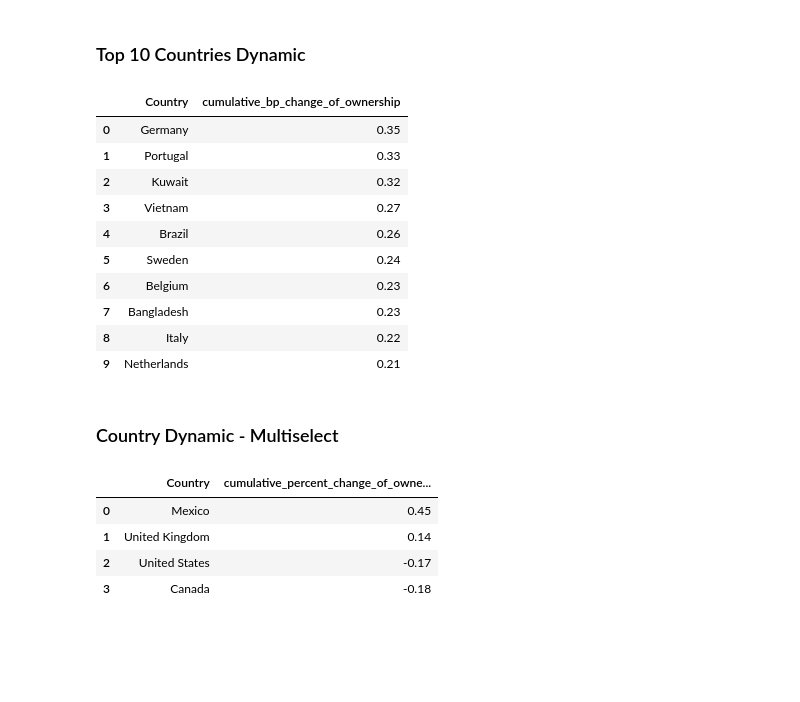
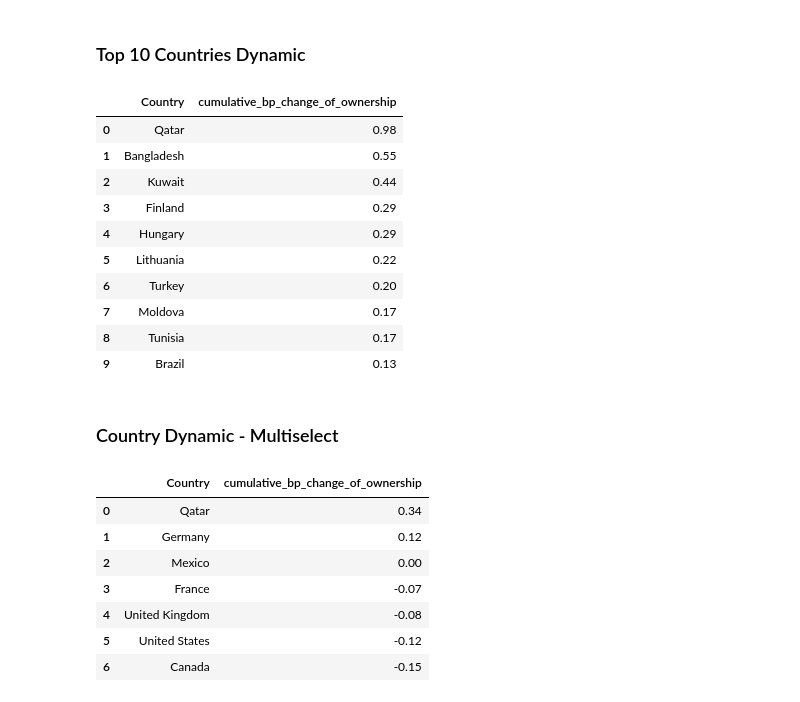
Before and after one commit to RoryAJames/NorwegianOilFund, a Jupyter notebook: testing.ipynb, the cells around one changed output. Saved outputs shown, nothing was run; the diff lists cells and outputs as text; code cells hidden in the pictures; blank space fills up the shorter version.

```diff
--- a/testing.ipynb
+++ b/testing.ipynb
@@ -203,20 +205,20 @@ ownership_change_company_dynamic_df
 # %% [markdown]
 ### Top 10 Countries Dynamic
 # %%
-ownership_change_country_dynamic_df = run_query_dynamic('SQL/dynamic/top10_ownership_change_country.sql',1)
+ownership_change_country_dynamic_df = run_query_dynamic('SQL/dynamic/top10_ownership_change_country.sql',3)
 ownership_change_country_dynamic_df
 # %% [output]
 |  | Country | cumulative_bp_change_of_ownership |
-| 0 | Germany | 0.35 |
-| 1 | Portugal | 0.33 |
-| 2 | Kuwait | 0.32 |
-| 3 | Vietnam | 0.27 |
-| 4 | Brazil | 0.26 |
-| 5 | Sweden | 0.24 |
-| 6 | Belgium | 0.23 |
-| 7 | Bangladesh | 0.23 |
-| 8 | Italy | 0.22 |
-| 9 | Netherlands | 0.21 |
+| 0 | Qatar | 0.98 |
+| 1 | Bangladesh | 0.55 |
+| 2 | Kuwait | 0.44 |
+| 3 | Finland | 0.29 |
+| 4 | Hungary | 0.29 |
+| 5 | Lithuania | 0.22 |
+| 6 | Turkey | 0.20 |
+| 7 | Moldova | 0.17 |
+| 8 | Tunisia | 0.17 |
+| 9 | Brazil | 0.13 |
 # %% [markdown]
 ### Country Dynamic - Multiselect
 # %%
@@ -231,11 +233,15 @@ def run_query_dynamic_country(query_path, num_years, countries):
         columns = [desc[0] for desc in cur.description]
         return pd.DataFrame(results, columns=columns)
 # %%
-ownership_change_country_dynamic_df = run_query_dynamic_country('SQL/dynamic/ownership_change_country_multi_select.sql', 5, ['United States', 'Canada', 'Mexico', 'United Kingdom'])
+ownership_change_country_dynamic_df = run_query_dynamic_country('SQL/dynamic/ownership_change_country_multi_select.sql', 2, ['United States', 'Canada', 'Mexico', 'United Kingdom',
+                                                                                                                             'Qatar','France','Germany'])
 ownership_change_country_dynamic_df
 # %% [output]
-|  | Country | cumulative_percent_change_of_owne... |
-| 0 | Mexico | 0.45 |
-| 1 | United Kingdom | 0.14 |
-| 2 | United States | -0.17 |
-| 3 | Canada | -0.18 |
+|  | Country | cumulative_bp_change_of_ownership |
+| 0 | Qatar | 0.34 |
+| 1 | Germany | 0.12 |
+| 2 | Mexico | 0.00 |
+| 3 | France | -0.07 |
+| 4 | United Kingdom | -0.08 |
+| 5 | United States | -0.12 |
+| 6 | Canada | -0.15 |
```
Also changed, not shown: parts of 9 cells of this notebook, 12 other files.
